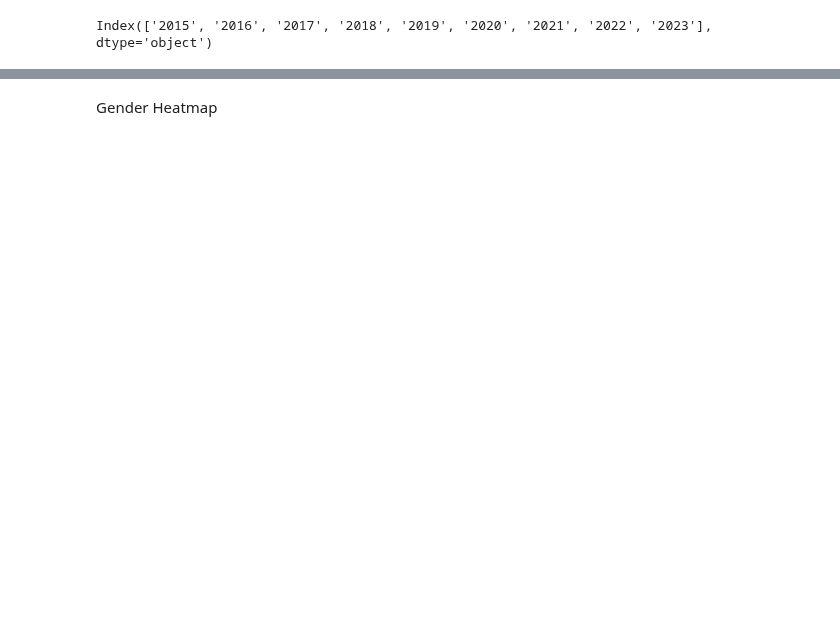
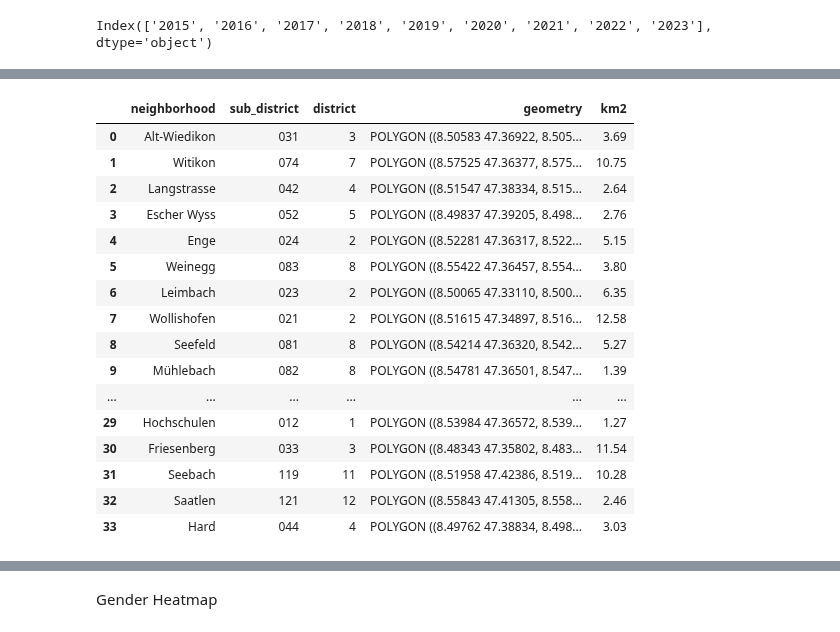
Before and after one commit to jonnross88/Springboard, a Jupyter notebook: u20_data_storytelling/zurich.ipynb, the cells around one changed output, grey strips where cells are left out. Saved outputs shown, nothing was run; the diff lists cells and outputs as text; code cells hidden in the pictures; blank space fills up the shorter version.

```diff
--- a/u20_data_storytelling/zurich.ipynb
+++ b/u20_data_storytelling/zurich.ipynb
@@ -80,7 +187,8 @@ def get_gdf_from_zip_url(zip_url: str) -> Optional[dict[str, gpd.GeoDataFrame]]:
         geofiles = z.listdir("data")
         for file in geofiles:
             with z.open("data/" + file) as g:
-                gpd_dict[Path(file).stem] = gpd.GeoDataFrame.from_features(g, crs=g.crs)
+                gpd_dict[Path(file).stem] = gpd.GeoDataFrame.from_features(
+                    g, crs=g.crs)
     return gpd_dict if gpd_dict else None
 
 
@@ -587,12 +970,10 @@ z_gdf = rename_keys(zurich_gdfs, prefix="z_gdf_")
 zurich_map_gdf = z_gdf["z_gdf_2"]
 
 zurich_map_gdf.rename(
-    columns={"qname": "neighborhood",
-             "qnr": "sub_district", "knr": "district"},
+    columns={"qname": "neighborhood", "qnr": "sub_district", "knr": "district"},
     inplace=True,
 )
-zurich_map_gdf["sub_district"] = zurich_map_gdf["sub_district"].astype(
-    str).str.zfill(3)
+zurich_map_gdf["sub_district"] = zurich_map_gdf["sub_district"].astype(str).str.zfill(3)
 # zurich_map_gdf["district"] = zurich_map_gdf["district"].astype(
 #     str).str.zfill(2)
 map_gdf = zurich_map_gdf[
@@ -799,3 +1279,23 @@ dog_data.sample()
+# %%
+map_gdf
+# %% [output]
+|  | neighborhood | sub_district | district | geometry | km2 |
+| 0 | Alt-Wiedikon | 031 | 3 | POLYGON ((8.50583 47.36922, 8.505... | 3.69 |
+| 1 | Witikon | 074 | 7 | POLYGON ((8.57525 47.36377, 8.575... | 10.75 |
+| 2 | Langstrasse | 042 | 4 | POLYGON ((8.51547 47.38334, 8.515... | 2.64 |
+| 3 | Escher Wyss | 052 | 5 | POLYGON ((8.49837 47.39205, 8.498... | 2.76 |
+| 4 | Enge | 024 | 2 | POLYGON ((8.52281 47.36317, 8.522... | 5.15 |
+| 5 | Weinegg | 083 | 8 | POLYGON ((8.55422 47.36457, 8.554... | 3.80 |
+| 6 | Leimbach | 023 | 2 | POLYGON ((8.50065 47.33110, 8.500... | 6.35 |
+| 7 | Wollishofen | 021 | 2 | POLYGON ((8.51615 47.34897, 8.516... | 12.58 |
+| 8 | Seefeld | 081 | 8 | POLYGON ((8.54214 47.36320, 8.542... | 5.27 |
+| 9 | Mühlebach | 082 | 8 | POLYGON ((8.54781 47.36501, 8.547... | 1.39 |
+| ... | ... | ... | ... | ... | ... |
+| 29 | Hochschulen | 012 | 1 | POLYGON ((8.53984 47.36572, 8.539... | 1.27 |
+| 30 | Friesenberg | 033 | 3 | POLYGON ((8.48343 47.35802, 8.483... | 11.54 |
+| 31 | Seebach | 119 | 11 | POLYGON ((8.51958 47.42386, 8.519... | 10.28 |
+| 32 | Saatlen | 121 | 12 | POLYGON ((8.55843 47.41305, 8.558... | 2.46 |
+| 33 | Hard | 044 | 4 | POLYGON ((8.49762 47.38834, 8.498... | 3.03 |
 # %%
 # map the standard unique values to a cmap for consistency
 cmap = cc.glasbey_dark
```
Also changed, not shown: parts of 62 cells of this notebook, 6 other files.
